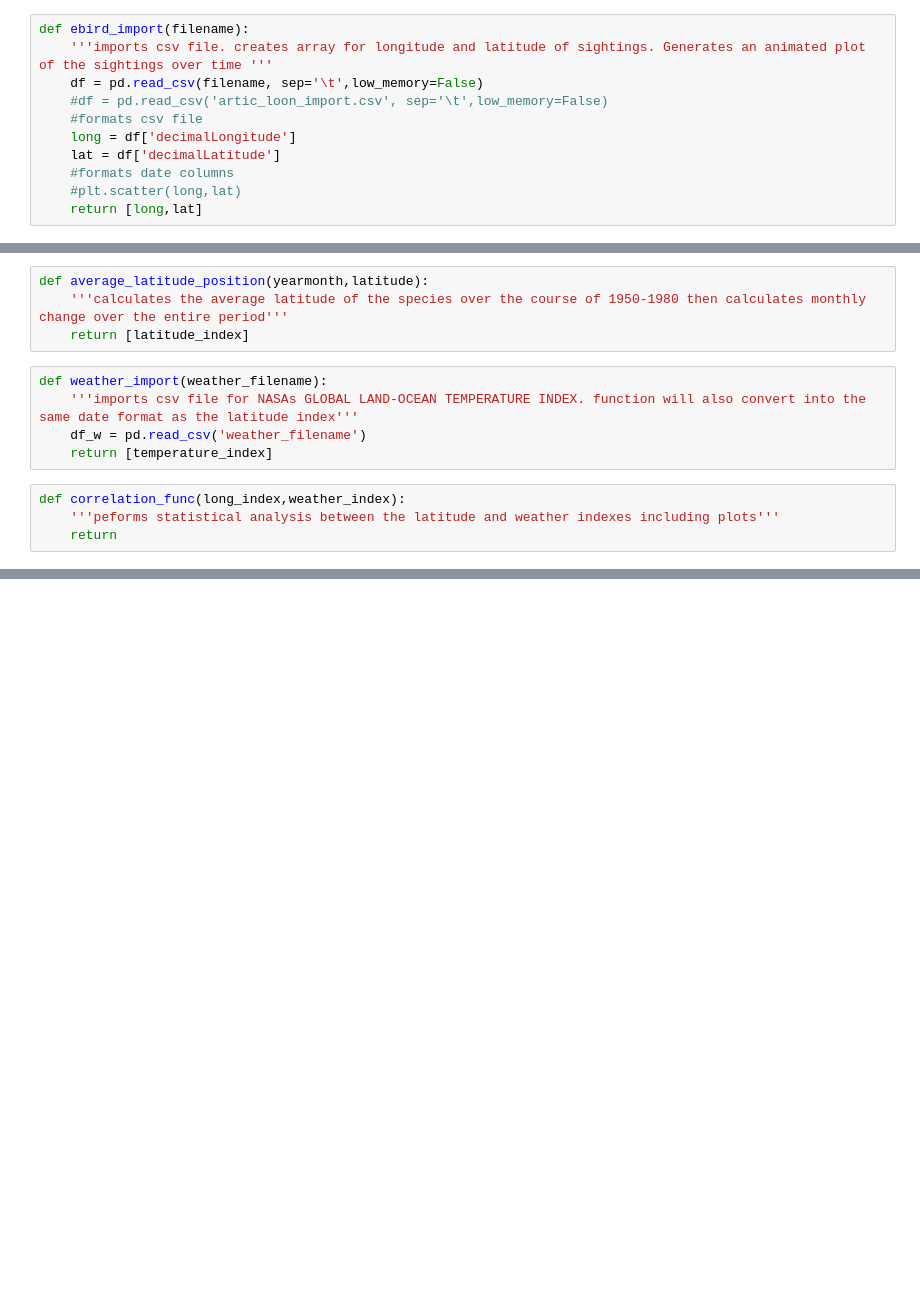
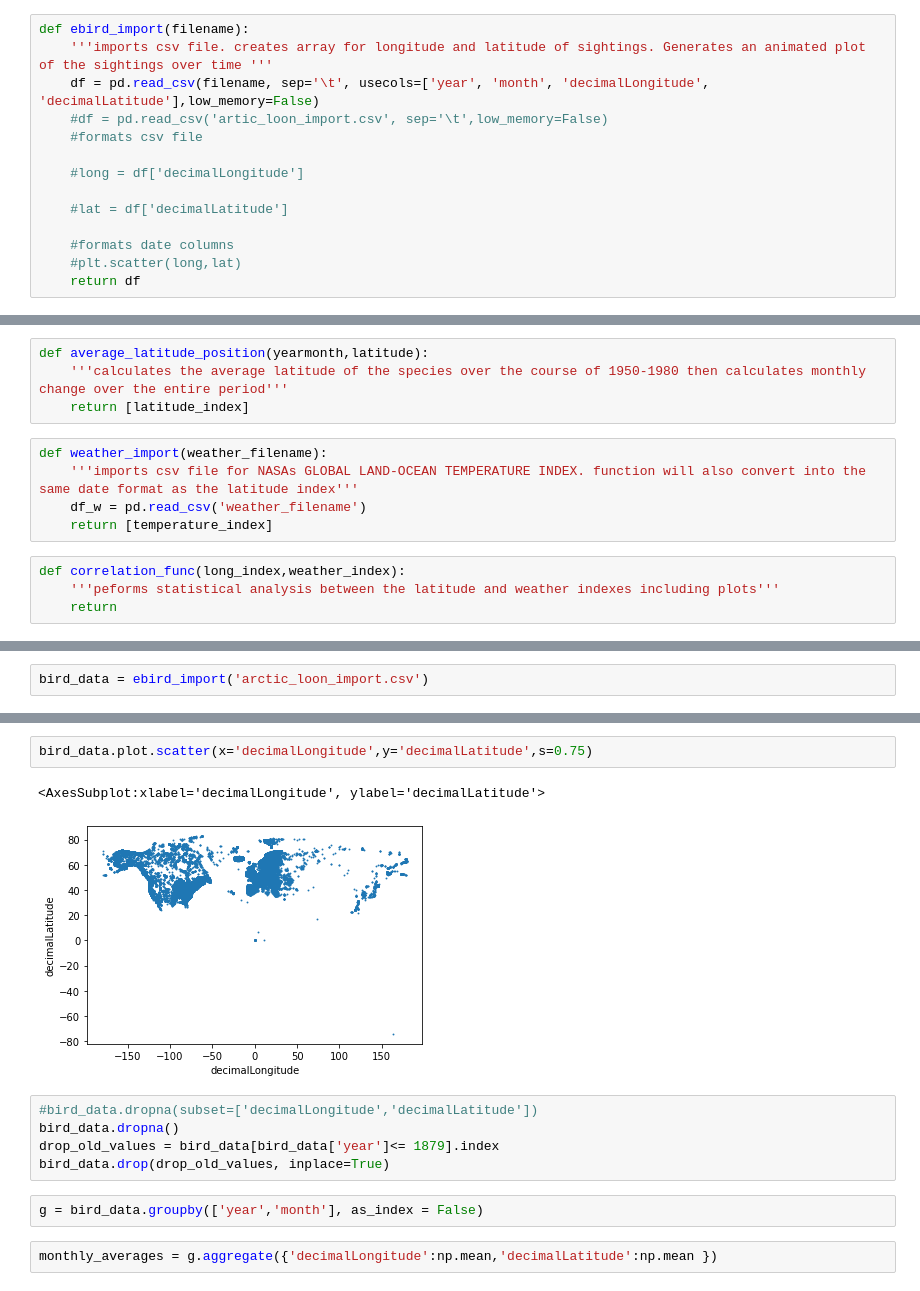
Before and after one commit to sopkojos/bird_migration, a Jupyter notebook: bird_migration_working.ipynb, the cells around one changed output, grey strips where cells are left out. Cells and saved outputs as stored; diff of their text form; blank space fills up the shorter version.

Commit message:
working plot

```diff
--- a/bird_migration_working.ipynb
+++ b/bird_migration_working.ipynb
@@ -9,11 +8,14 @@ pandas.core.frame.DataFrame
 # %%
 def ebird_import(filename):
     '''imports csv file. creates array for longitude and latitude of sightings. Generates an animated plot of the sightings over time '''
-    df = pd.read_csv(filename, sep='\t',low_memory=False)
+    df = pd.read_csv(filename, sep='\t', usecols=['year', 'month', 'decimalLongitude', 'decimalLatitude'],low_memory=False)
     #df = pd.read_csv('artic_loon_import.csv', sep='\t',low_memory=False)
     #formats csv file
-    long = df['decimalLongitude']
-    lat = df['decimalLatitude']
+
+    #long = df['decimalLongitude']
+
+    #lat = df['decimalLatitude']
+
     #formats date columns
     #plt.scatter(long,lat)
-    return [long,lat]
+    return df
@@ -44,0 +35,2 @@ NameError: name 'shape' is not defined
+# %%
+bird_data = ebird_import('arctic_loon_import.csv')
@@ -44,0 +46,14 @@ NameError: name 'shape' is not defined
+# %%
+bird_data.plot.scatter(x='decimalLongitude',y='decimalLatitude',s=0.75)
+# %% [output]
+<AxesSubplot:xlabel='decimalLongitude', ylabel='decimalLatitude'>
+[figure, added]
+# %%
+#bird_data.dropna(subset=['decimalLongitude','decimalLatitude'])
+bird_data.dropna()
+drop_old_values = bird_data[bird_data['year']<= 1879].index
+bird_data.drop(drop_old_values, inplace=True)
+# %%
+g = bird_data.groupby(['year','month'], as_index = False)
+# %%
+monthly_averages = g.aggregate({'decimalLongitude':np.mean,'decimalLatitude':np.mean })
```
Also changed, not shown: parts of 13 cells of this notebook.
